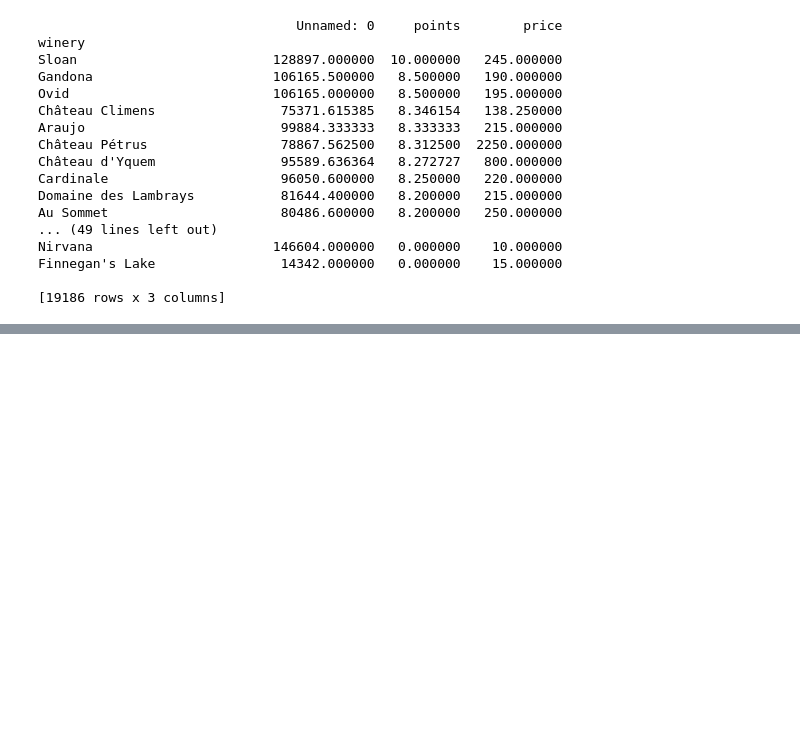
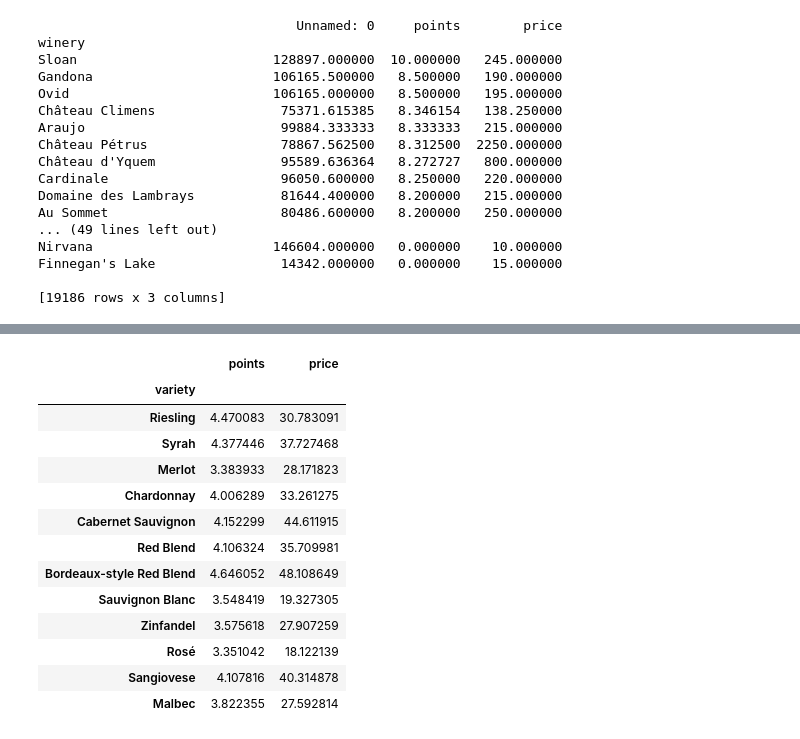
Before and after one commit to 7465BOOSC/Data-Mining-Project, a Jupyter notebook: Wine_Reviews.ipynb, the cells around one changed output, grey strips where cells are left out. Cells and saved outputs as stored; diff of their text form; code cells hidden in the pictures; blank space fills up the shorter version.

```diff
--- a/Wine_Reviews.ipynb
+++ b/Wine_Reviews.ipynb
@@ -305,0 +331,19 @@ wine_data.loc[wine_data['winery'] == 'Hickinbotham']
+# %%
+#variety_df_points.loc[variety_df_points.name == 'Pinot Noir']
+#print(variety_df_points.iloc[0].Name)
+variety_df_points.loc[['Riesling', 'Syrah', 'Merlot', 'Chardonnay', 'Cabernet Sauvignon', 'Red Blend', 'Bordeaux-style Red Blend', 'Sauvignon Blanc', 'Zinfandel', 'Rosé', 'Sangiovese', 'Malbec']]
+# %% [output]
+|  | points | price |
+| variety |  |  |
+| Riesling | 4.470083 | 30.783091 |
+| Syrah | 4.377446 | 37.727468 |
+| Merlot | 3.383933 | 28.171823 |
+| Chardonnay | 4.006289 | 33.261275 |
+| Cabernet Sauvignon | 4.152299 | 44.611915 |
+| Red Blend | 4.106324 | 35.709981 |
+| Bordeaux-style Red Blend | 4.646052 | 48.108649 |
+| Sauvignon Blanc | 3.548419 | 19.327305 |
+| Zinfandel | 3.575618 | 27.907259 |
+| Rosé | 3.351042 | 18.122139 |
+| Sangiovese | 4.107816 | 40.314878 |
+| Malbec | 3.822355 | 27.592814 |
```
Also changed, not shown: parts of 20 cells of this notebook.
